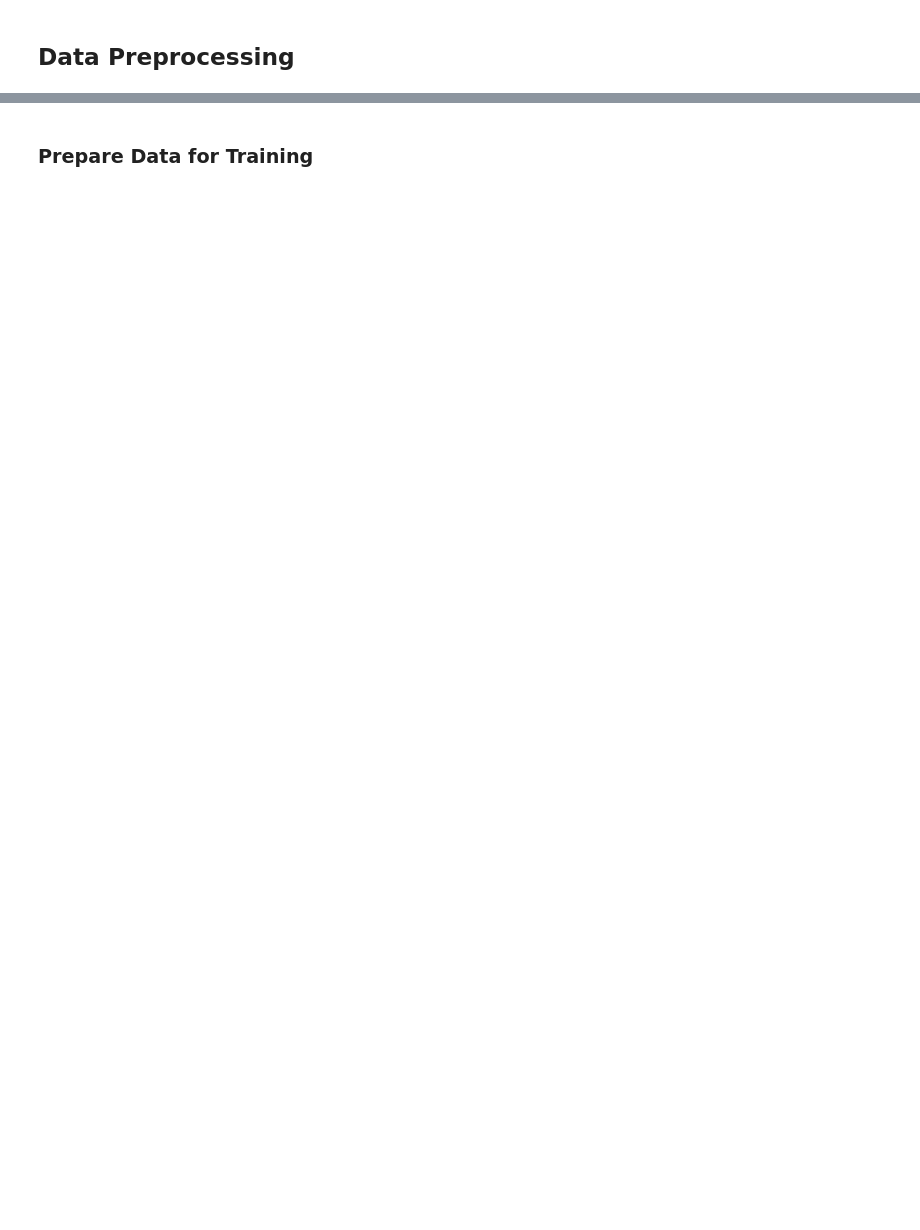
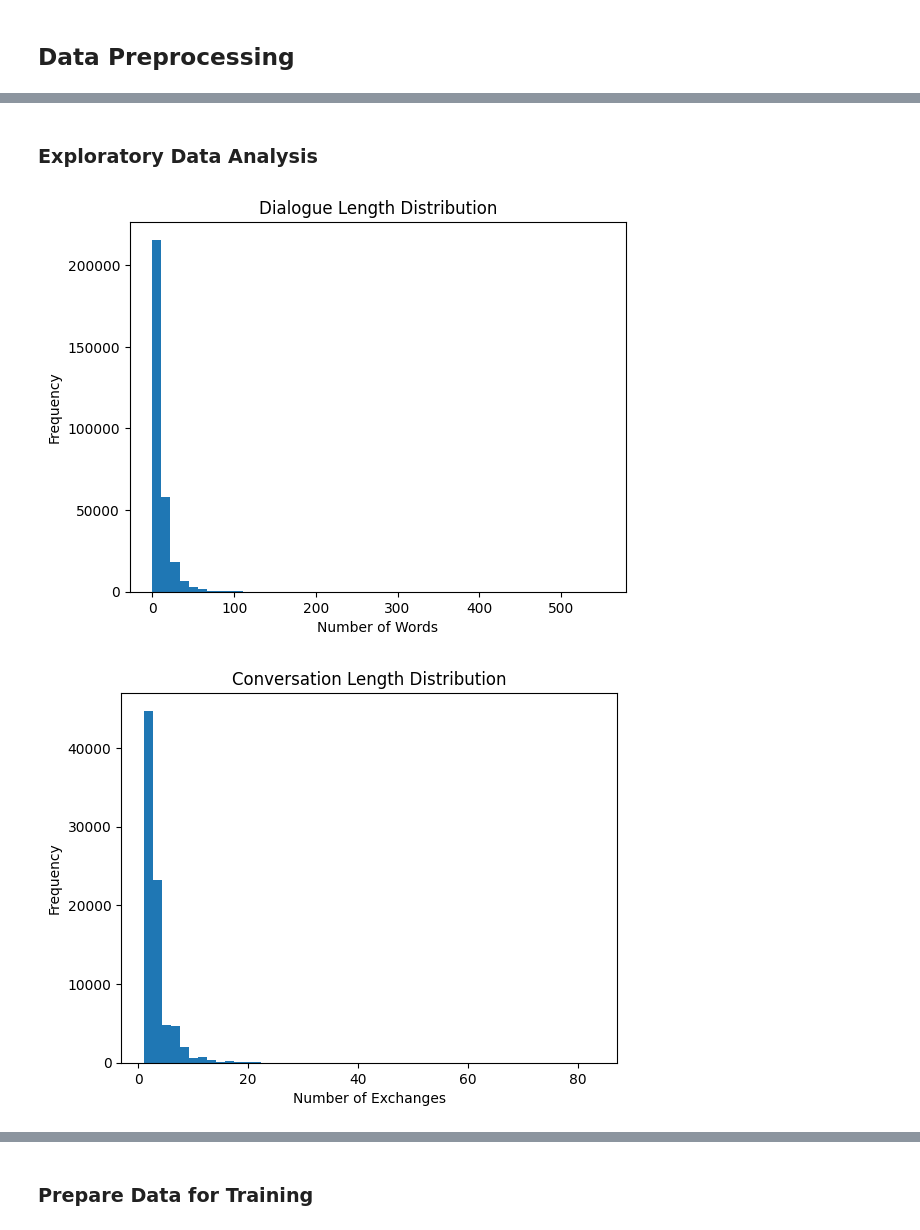
Before and after one commit to Anitra-Hernandez/AAI520_Group2Project, a Jupyter notebook: Final_project.ipynb, the cells around one changed output, grey strips where cells are left out. Cells and saved outputs as stored; diff of their text form; code cells hidden in the pictures; blank space fills up the shorter version.

```diff
--- a/Final_project.ipynb
+++ b/Final_project.ipynb
@@ -40,6 +45,17 @@ tokenizer.padding_side = 'left'  # For decoder-only models like GPT-2
 # Define the paths to the dataset files
 lines_file = "dataset/movie_lines.txt"
 conversations_file = "dataset/movie_conversations.txt"
+
+# Function to clean dialogue text (lowercase, remove punctuation, remove stage directions)
+def clean_text(text):
+    """
+    Clean the dialogue text: lowercase, remove punctuation, and stage directions.
+    """
+    text = text.lower()  # Convert to lowercase
+    text = re.sub(r'\[.*?\]|\(.*?\)', '', text)  # Remove stage directions (e.g., [laughs] or (looks away))
+    text = text.translate(str.maketrans('', '', string.punctuation))  # Remove punctuation
+    text = re.sub(r'\s+', ' ', text).strip()  # Remove extra spaces
+    return text
 
 # Function to load and parse the movie lines
 def load_lines(file_path):
@@ -55,7 +71,7 @@ def load_lines(file_path):
             parts = line.strip().split(" +++$+++ ")
             if len(parts) == 5:
                 line_id = parts[0]  # Unique identifier for the line
-                text = parts[4]     # The actual dialogue text
+                text = clean_text(parts[4])     # The actual clean dialogue text
                 lines[line_id] = text  # Store in a dictionary
     return lines
 
@@ -88,8 +104,11 @@ def extract_dialogues(conversations, lines):
         conv_dialogues = []
         for line_id in conv:
             if line_id in lines:
-                conv_dialogues.append(lines[line_id])  # Append the dialogue text for each line ID
-        dialogues.append(conv_dialogues)
+                text = lines[line_id]
+                if len(text.split()) > 2:  # Filter out short dialogues with 2 words or less
+                    conv_dialogues.append(text)  # Append the cleaned dialogue text for each line ID
+        if conv_dialogues:  # Only add conversations with valid dialogues
+            dialogues.append(conv_dialogues)
     return dialogues
 
 # Load the data
@@ -115,0 +136,54 @@ Conversation 2: ["You're asking me out.  That's so cute. What's your name again?
+# %% [markdown]
+### Exploratory Data Analysis
+# %%
+# Analyze the length distribution of the dialogues
+def plot_dialogue_length_distribution(dialogues):
+    """
+    Plot the distribution of dialogue lengths (in number of words).
+    """
+    dialogue_lengths = [len(dialogue.split()) for dialogue in lines.values()]
+    plt.hist(dialogue_lengths, bins=50)
+    plt.title('Dialogue Length Distribution')
+    plt.xlabel('Number of Words')
+    plt.ylabel('Frequency')
+    plt.show()
+
+# Analyze the conversation structure (number of exchanges in each conversation)
+def plot_conversation_structure(conversations):
+    """
+    Plot the distribution of the number of exchanges per conversation.
+    """
+    conversation_lengths = [len(conv) for conv in dialogues]
+    plt.hist(conversation_lengths, bins=50)
+    plt.title('Conversation Length Distribution')
+    plt.xlabel('Number of Exchanges')
+    plt.ylabel('Frequency')
+    plt.show()
+
+# Word frequency analysis
+def analyze_word_frequency(lines):
+    """
+    Analyze the word frequency in the entire dataset.
+    """
+    all_words = " ".join(lines.values()).split()
+    word_freq = Counter(all_words)
+
+    # Create a table of the 20 most common words
+    word_freq_table = pd.DataFrame(word_freq.most_common(20), columns=['Word', 'Frequency'])
+    print("Top 20 most common words:")
+    print(word_freq_table)
+
+    # Plot the top 20 most frequent words
+    word_freq_table.plot(kind='bar', x='Word', y='Frequency', legend=False)
+    plt.title('Top 20 Most Common Words')
+    plt.xlabel('Word')
+    plt.ylabel('Frequency')
+    plt.show()
+
+# Run EDA
+plot_dialogue_length_distribution(lines)  # Dialogue length distribution
+plot_conversation_structure(dialogues)  # Conversation length structure
+analyze_word_frequency(lines)  # Word frequency analysis
+# %% [output]
+[figure, added]
+[figure, added]
```
Also changed, not shown: parts of 7 cells of this notebook.
